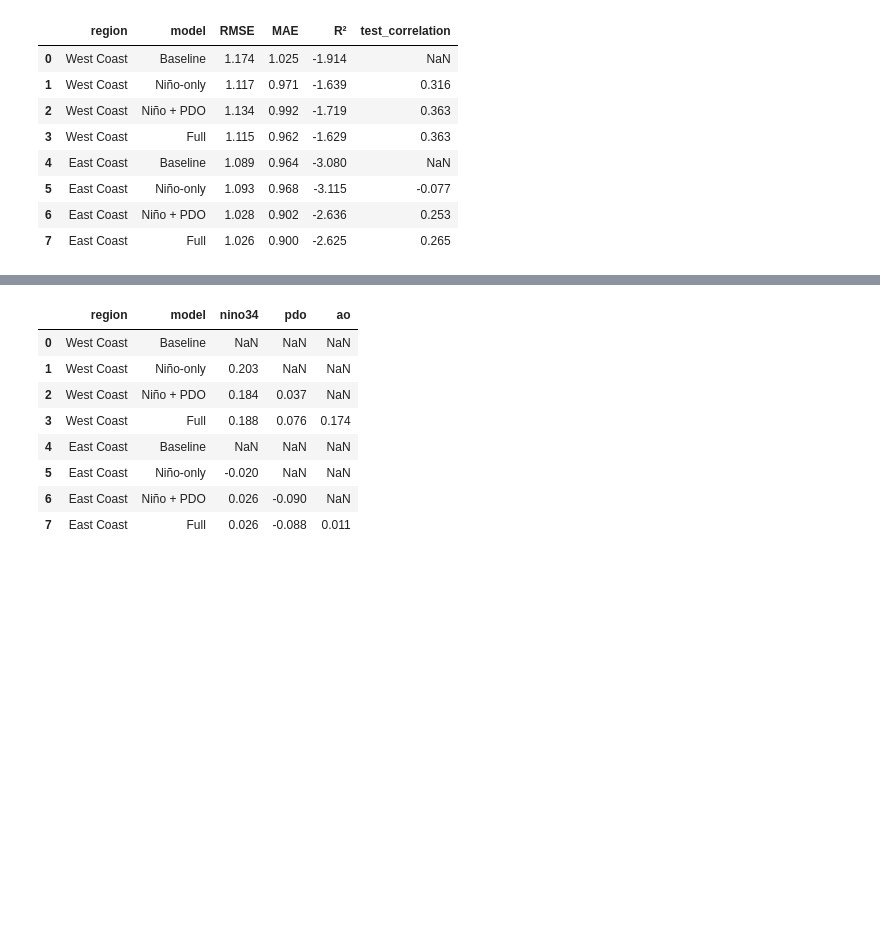
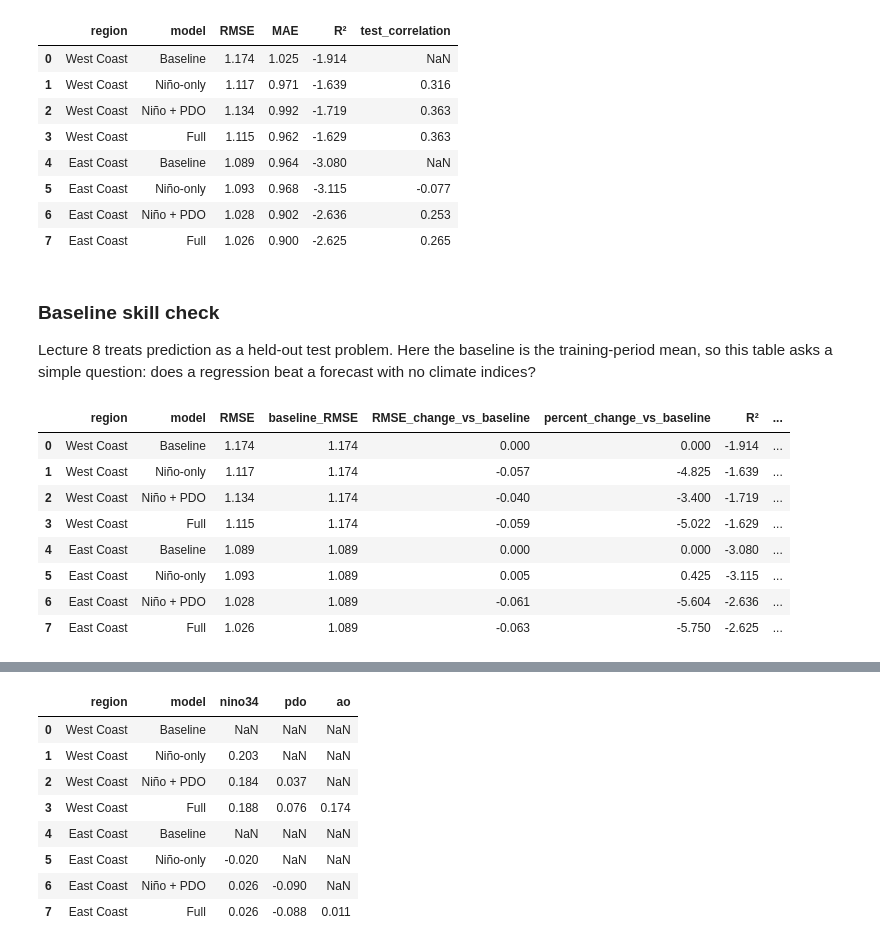
Before and after one commit to Cumuifreer/ucla-stats-152-final-project-topic2, a Jupyter notebook: topic2_temperature_prediction_mvp.ipynb, the cells around one changed output, grey strips where cells are left out. Saved outputs shown, nothing was run; the diff lists cells and outputs as text; code cells hidden in the pictures; blank space fills up the shorter version.

```diff
--- a/topic2_temperature_prediction_mvp.ipynb
+++ b/topic2_temperature_prediction_mvp.ipynb
@@ -247,6 +247,11 @@ def evaluate_models(data, target_column, region_name, model_specs, train_fractio
             "pdo": coefficients.get("pdo", np.nan),
             "ao": coefficients.get("ao", np.nan),
         }
+
+        # Keep extra coefficients, such as the simple time trend.
+        for predictor_name in predictor_columns:
+            result_row[predictor_name] = coefficients.get(predictor_name, np.nan)
+
         result_row.update(calculate_metrics(y_test, predictions))
         result_rows.append(result_row)
 
@@ -701,3 +706,45 @@ performance_table.round(3)
 | 5 | East Coast | Niño-only | 1.093 | 0.968 | -3.115 | -0.077 |
 | 6 | East Coast | Niño + PDO | 1.028 | 0.902 | -2.636 | 0.253 |
 | 7 | East Coast | Full | 1.026 | 0.900 | -2.625 | 0.265 |
+# %% [markdown]
+### Baseline skill check
+
+Lecture 8 treats prediction as a held-out test problem. Here the baseline is the training-period mean, so this table asks a simple question: does a regression beat a forecast with no climate indices?
+# %%
+# Compare each model with the training-mean baseline in the same region.
+baseline_rmse = (
+    model_results[model_results["model"] == "Baseline"]
+    .set_index("region")["RMSE"]
+)
+
+skill_table = model_results.copy()
+skill_table["baseline_RMSE"] = skill_table["region"].map(baseline_rmse)
+skill_table["RMSE_change_vs_baseline"] = skill_table["RMSE"] - skill_table["baseline_RMSE"]
+skill_table["percent_change_vs_baseline"] = (
+    100 * skill_table["RMSE_change_vs_baseline"] / skill_table["baseline_RMSE"]
+)
+
+skill_table_display = skill_table[
+    [
+        "region",
+        "model",
+        "RMSE",
+        "baseline_RMSE",
+        "RMSE_change_vs_baseline",
+        "percent_change_vs_baseline",
+        "R2",
+        "test_correlation",
+    ]
+].rename(columns={"R2": "R²"})
+
+skill_table_display.round(3)
+# %% [output]
+|  | region | model | RMSE | baseline_RMSE | RMSE_change_vs_baseline | percent_change_vs_baseline | R² | ... |
+| 0 | West Coast | Baseline | 1.174 | 1.174 | 0.000 | 0.000 | -1.914 | ... |
+| 1 | West Coast | Niño-only | 1.117 | 1.174 | -0.057 | -4.825 | -1.639 | ... |
+| 2 | West Coast | Niño + PDO | 1.134 | 1.174 | -0.040 | -3.400 | -1.719 | ... |
+| 3 | West Coast | Full | 1.115 | 1.174 | -0.059 | -5.022 | -1.629 | ... |
+| 4 | East Coast | Baseline | 1.089 | 1.089 | 0.000 | 0.000 | -3.080 | ... |
+| 5 | East Coast | Niño-only | 1.093 | 1.089 | 0.005 | 0.425 | -3.115 | ... |
+| 6 | East Coast | Niño + PDO | 1.028 | 1.089 | -0.061 | -5.604 | -2.636 | ... |
+| 7 | East Coast | Full | 1.026 | 1.089 | -0.063 | -5.750 | -2.625 | ... |
```
Also changed, not shown: parts of 13 cells of this notebook, 2 other files.
